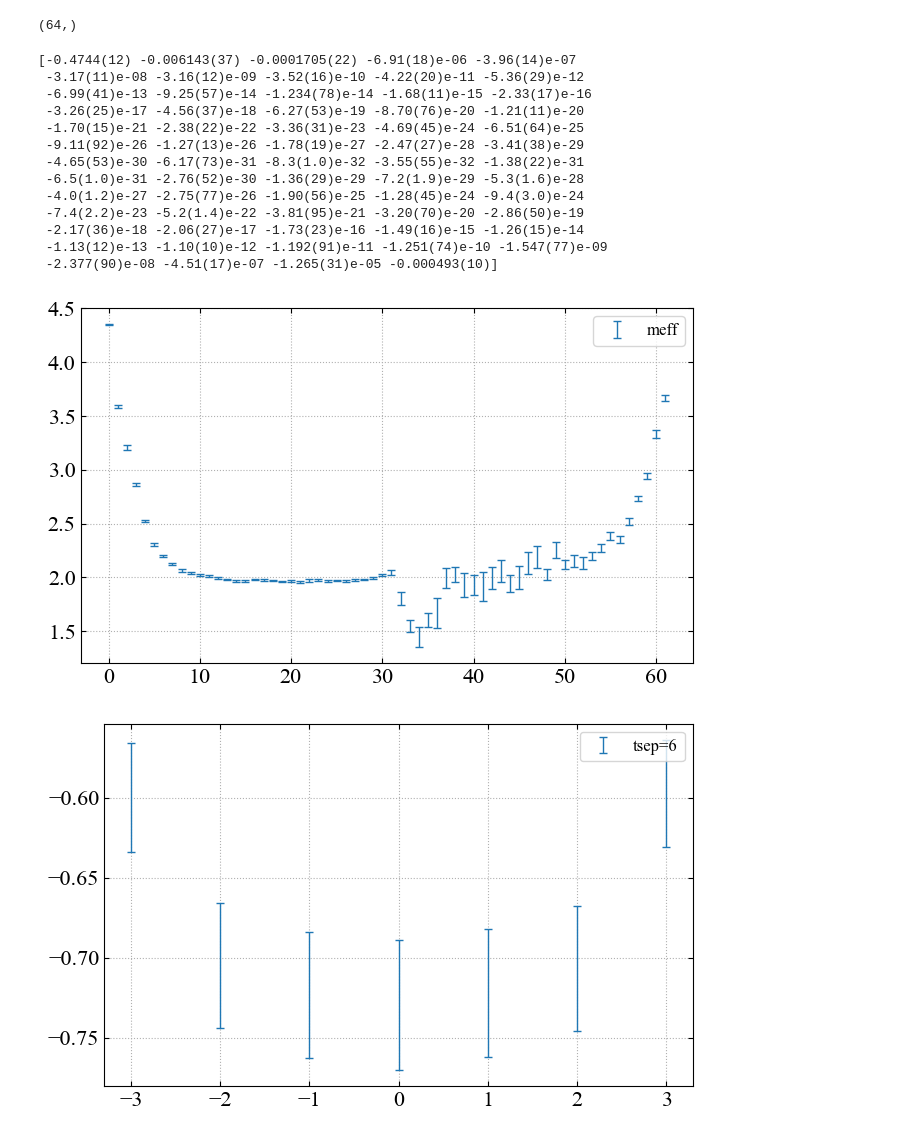
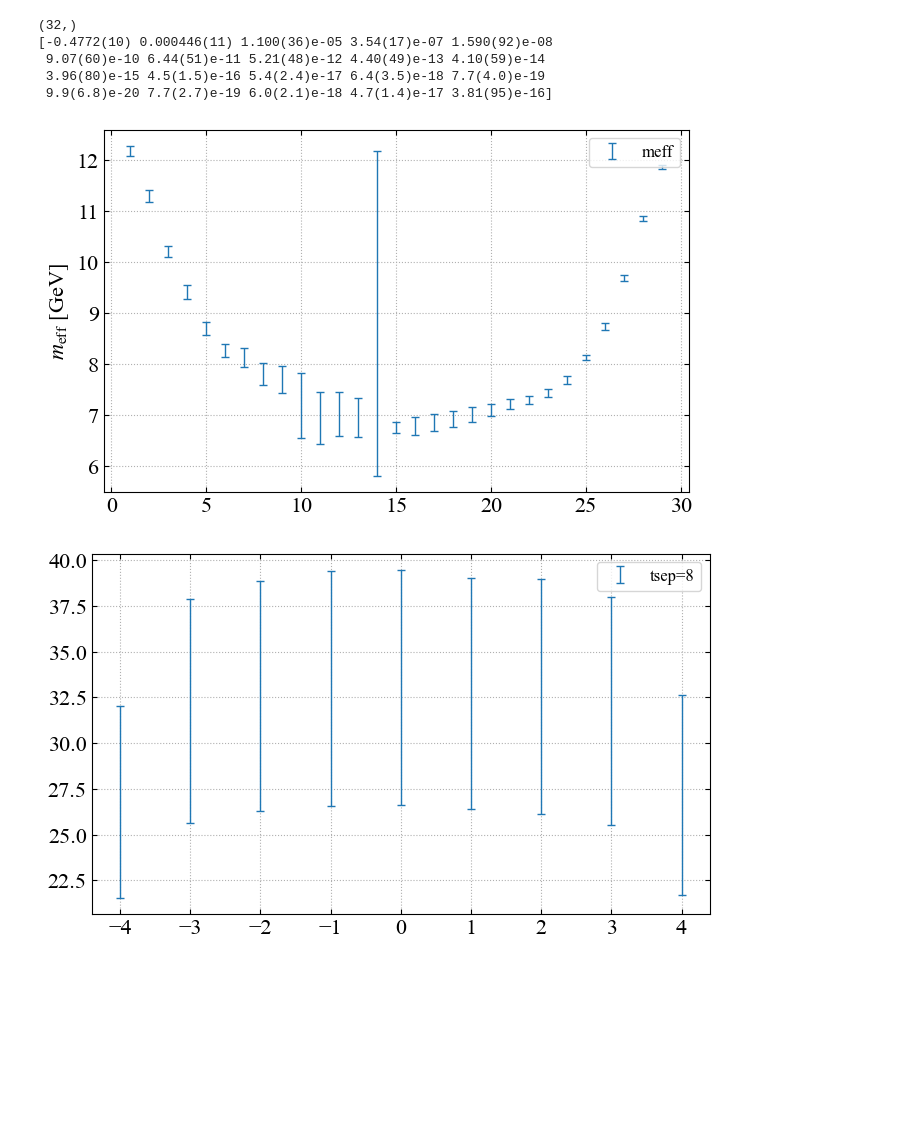
Before and after one commit to Greyyy-HJC/gpt_benchmark, a Jupyter notebook: examples/proton_qpdf/read.ipynb, the cells around one changed output. Drawn from its saved outputs; the diff is of its cells as text; code cells hidden in the pictures; blank space fills up the shorter version.

Commit message:
checked new interpolation opt in proton qpdf example

```diff
--- a/examples/proton_qpdf/read.ipynb
+++ b/examples/proton_qpdf/read.ipynb
@@ -5,16 +5,19 @@ import h5py as h5
 
 from lametlat.utils.plot_settings import *
 from lametlat.utils.resampling import *
+from lametlat.utils.constants import *
 from lametlat.preprocess.read_raw import pt2_to_meff
+
+a = 0.06
 # %%
-data_path = "output/c4864_proton_PDF.h5"
+data_path = "output/S8T32_Cg5_proton_PDF.h5"
 
 # read data
 f = h5.File(data_path, 'r')
 
 # read 2pt data
-pt2_real = (f['2pt']['px0_py0_pz0_pt0']['gamma_I']['real'][:] + f['2pt']['px0_py0_pz0_pt0']['gamma_T']['real'][:])/4
-pt2_imag = (f['2pt']['px0_py0_pz0_pt0']['gamma_I']['imag'][:] + f['2pt']['px0_py0_pz0_pt0']['gamma_T']['imag'][:])/4
+pt2_real = (f['2pt']['px0_py0_pz0_pt0']['gamma_I']['real'][:] - f['2pt']['px0_py0_pz0_pt0']['gamma_T']['real'][:])/4
+pt2_imag = (f['2pt']['px0_py0_pz0_pt0']['gamma_I']['imag'][:] - f['2pt']['px0_py0_pz0_pt0']['gamma_T']['imag'][:])/4
 
 pt2_real_jk = jackknife(pt2_real)
 pt2_imag_jk = jackknife(pt2_imag)
@@ -23,40 +26,31 @@ pt2_real_jk_avg = jk_ls_avg(pt2_real_jk)
 pt2_imag_jk_avg = jk_ls_avg(pt2_imag_jk)
 
 print(np.shape(pt2_real_jk_avg))
+print(pt2_real_jk_avg[:20])
 # %% [output]
-(64,)
+(32,)
+[-0.4772(10) 0.000446(11) 1.100(36)e-05 3.54(17)e-07 1.590(92)e-08
+ 9.07(60)e-10 6.44(51)e-11 5.21(48)e-12 4.40(49)e-13 4.10(59)e-14
+ 3.96(80)e-15 4.5(1.5)e-16 5.4(2.4)e-17 6.4(3.5)e-18 7.7(4.0)e-19
+ 9.9(6.8)e-20 7.7(2.7)e-19 6.0(2.1)e-18 4.7(1.4)e-17 3.81(95)e-16]
 # %%
-meff = pt2_to_meff(pt2_real_jk_avg, boundary="periodic")
-
-print(pt2_real_jk_avg)
+meff = pt2_to_meff(pt2_real_jk_avg, boundary="periodic") / a * GEV_FM
 
 fig, ax = default_plot()
 ax.errorbar(np.arange(len(meff)), gv.mean(meff), gv.sdev(meff), label='meff', **errorb)
 ax.legend(loc="upper right", ncol=2, **fs_small_p)
+ax.set_ylabel(r"$m_{\rm eff}$ [GeV]", **fs_p)
 plt.tight_layout()
 plt.show()
 # %% [output]
-[-0.4744(12) -0.006143(37) -0.0001705(22) -6.91(18)e-06 -3.96(14)e-07
- -3.17(11)e-08 -3.16(12)e-09 -3.52(16)e-10 -4.22(20)e-11 -5.36(29)e-12
- -6.99(41)e-13 -9.25(57)e-14 -1.234(78)e-14 -1.68(11)e-15 -2.33(17)e-16
- -3.26(25)e-17 -4.56(37)e-18 -6.27(53)e-19 -8.70(76)e-20 -1.21(11)e-20
- -1.70(15)e-21 -2.38(22)e-22 -3.36(31)e-23 -4.69(45)e-24 -6.51(64)e-25
- -9.11(92)e-26 -1.27(13)e-26 -1.78(19)e-27 -2.47(27)e-28 -3.41(38)e-29
- -4.65(53)e-30 -6.17(73)e-31 -8.3(1.0)e-32 -3.55(55)e-32 -1.38(22)e-31
- -6.5(1.0)e-31 -2.76(52)e-30 -1.36(29)e-29 -7.2(1.9)e-29 -5.3(1.6)e-28
- -4.0(1.2)e-27 -2.75(77)e-26 -1.90(56)e-25 -1.28(45)e-24 -9.4(3.0)e-24
- -7.4(2.2)e-23 -5.2(1.4)e-22 -3.81(95)e-21 -3.20(70)e-20 -2.86(50)e-19
- -2.17(36)e-18 -2.06(27)e-17 -1.73(23)e-16 -1.49(16)e-15 -1.26(15)e-14
- -1.13(12)e-13 -1.10(10)e-12 -1.192(91)e-11 -1.251(74)e-10 -1.547(77)e-09
- -2.377(90)e-08 -4.51(17)e-07 -1.265(31)e-05 -0.000493(10)]
-[figure, old version]
+[figure, new version]
 # %%
 z = 0
 tau_cut = 0
 
 fig, ax = default_plot()
 
-for tsep in [6]:
+for tsep in [8]:
     # read 3pt data
     pt3_real = f['3pt']['px0_py0_pz0_pt0'][f'tsep_{tsep}'][f'z_{z}']['down']['PpSzp']['gamma_T']['real']
     pt3_imag = f['3pt']['px0_py0_pz0_pt0'][f'tsep_{tsep}'][f'z_{z}']['down']['PpSzp']['gamma_T']['imag']
@@ -78,4 +72,4 @@ ax.legend(loc="upper right", ncol=2, **fs_small_p)
 plt.tight_layout()
 plt.show()
 # %% [output]
-[figure, old version]
+[figure, new version]
```
Also changed, not shown: 10 other files.
